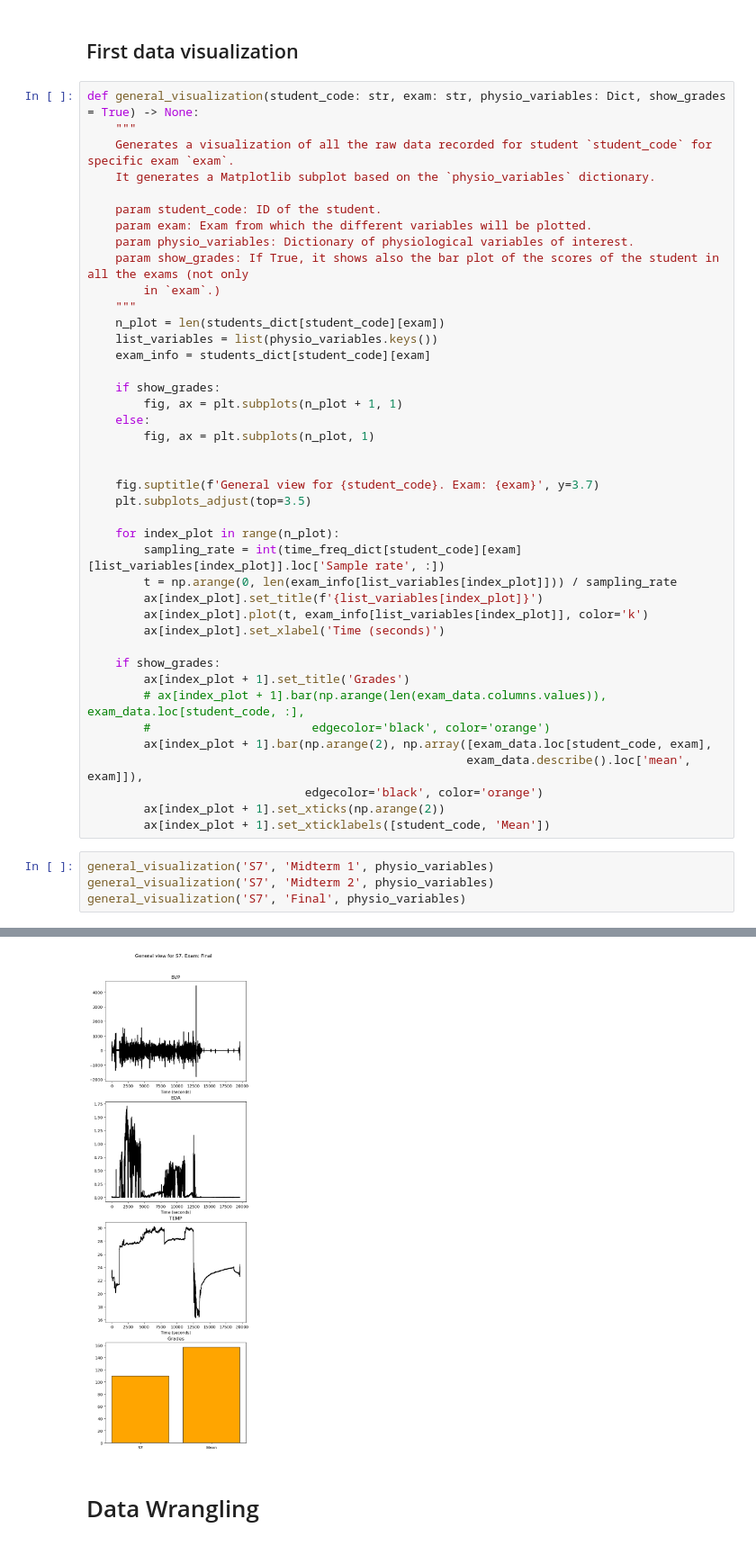
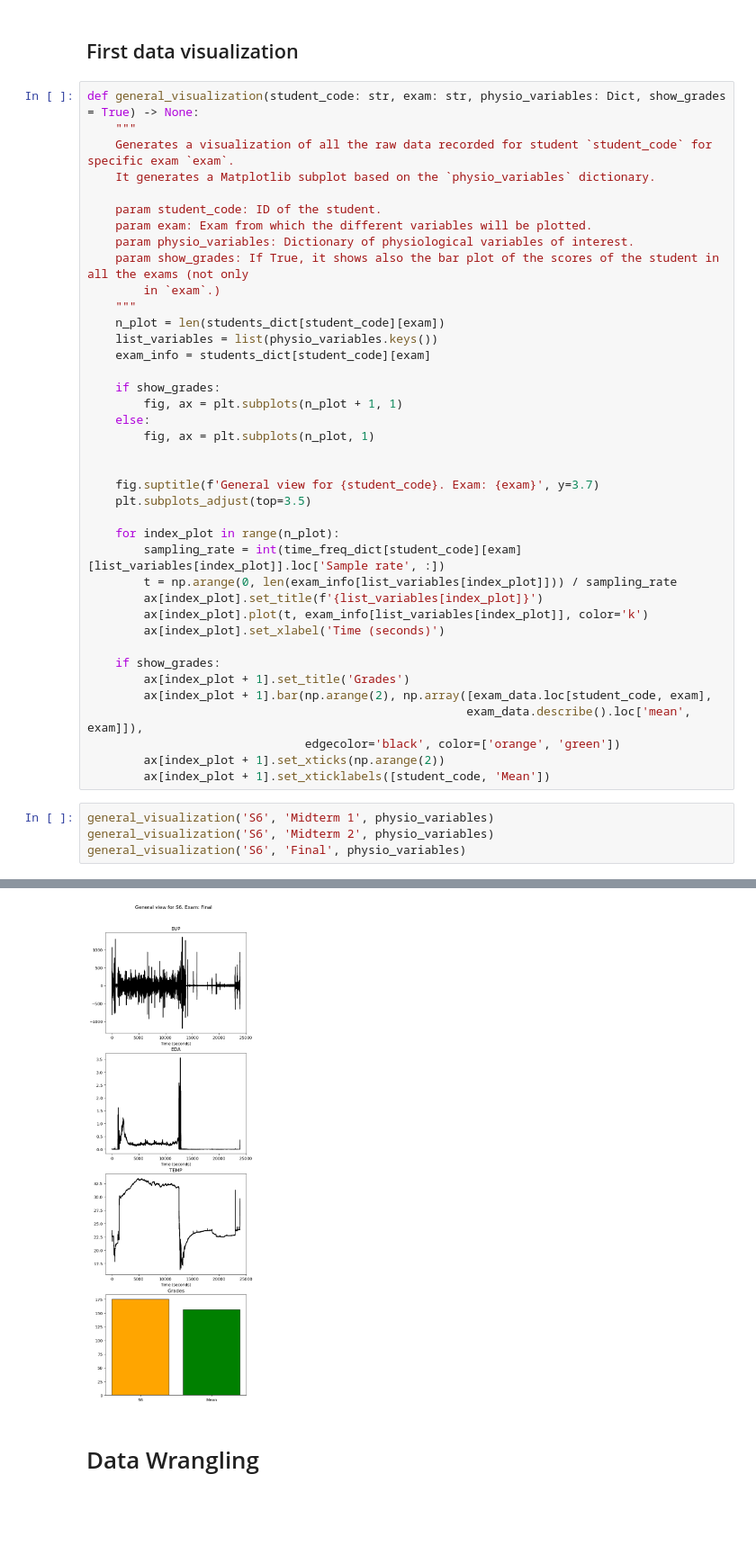
Before and after one commit to jsForeroBiomed/wearable-stress-exam-performance, a Jupyter notebook: Physiological-signals.ipynb, the cells around one changed output, grey strips where cells are left out. Shown: that part at 90% size. Cells and saved outputs as stored; diff of their text form; blank space fills up the shorter version.

```diff
--- a/Physiological-signals.ipynb
+++ b/Physiological-signals.ipynb
@@ -225,15 +225,13 @@ def general_visualization(student_code: str, exam: str, physio_variables: Dict,
 
     if show_grades:
         ax[index_plot + 1].set_title('Grades')
-        # ax[index_plot + 1].bar(np.arange(len(exam_data.columns.values)), exam_data.loc[student_code, :],
-        #                       edgecolor='black', color='orange')
         ax[index_plot + 1].bar(np.arange(2), np.array([exam_data.loc[student_code, exam],
                                                       exam_data.describe().loc['mean', exam]]),
-                               edgecolor='black', color='orange')
+                               edgecolor='black', color=['orange', 'green'])
         ax[index_plot + 1].set_xticks(np.arange(2))
         ax[index_plot + 1].set_xticklabels([student_code, 'Mean'])
 # %%
-general_visualization('S7', 'Midterm 1', physio_variables)
-general_visualization('S7', 'Midterm 2', physio_variables)
-general_visualization('S7', 'Final', physio_variables)
+general_visualization('S6', 'Midterm 1', physio_variables)
+general_visualization('S6', 'Midterm 2', physio_variables)
+general_visualization('S6', 'Final', physio_variables)
 # %% [output]
@@ -242,3 +240,3 @@ general_visualization('S7', 'Final', physio_variables)
-[figure, old version]
+[figure, new version]
 # %% [markdown]
 # Data Wrangling
```
Also changed, not shown: parts of 3 cells of this notebook.
